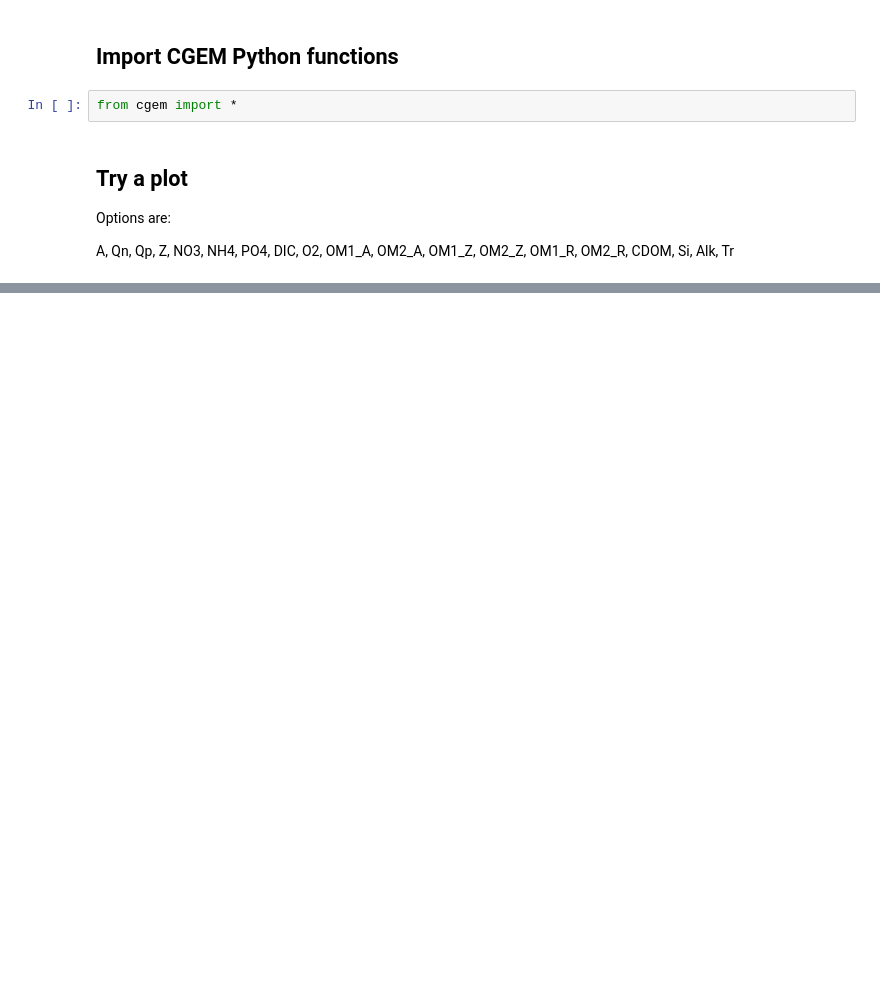
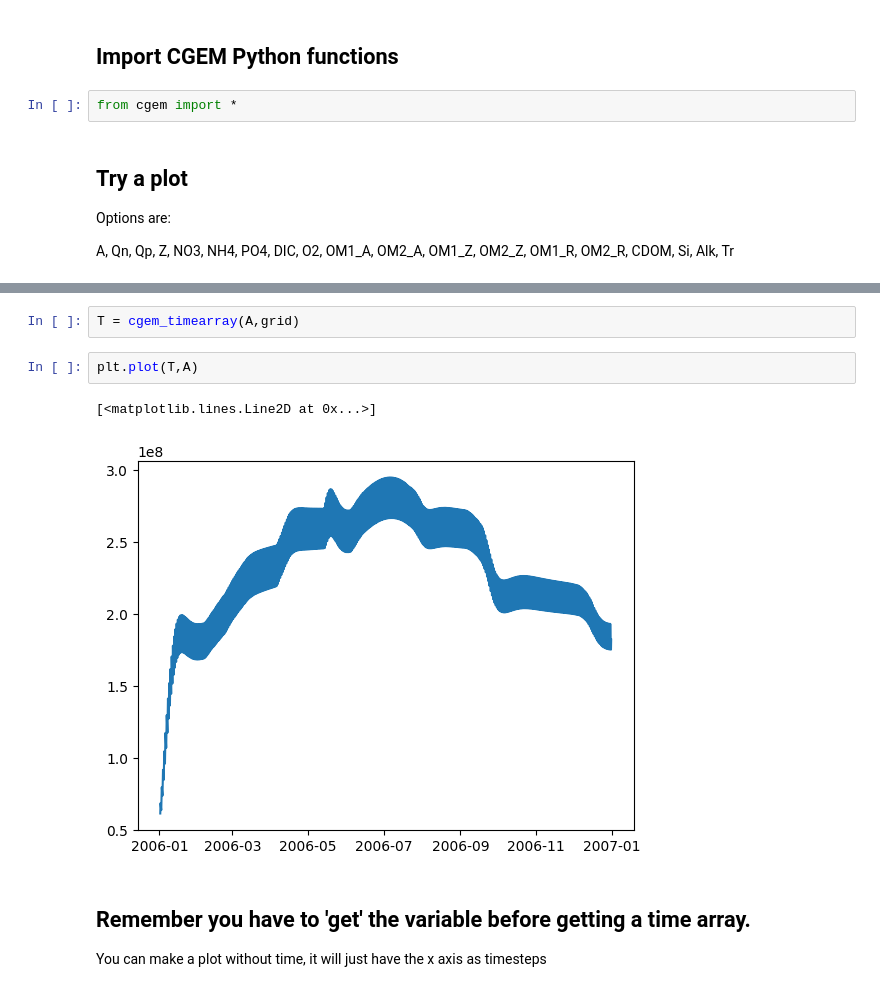
Before and after one commit to OyBcSt/cgem-schism, a Jupyter notebook: cgem.ipynb, the cells around one changed output, grey strips where cells are left out. Saved outputs shown, nothing was run; the diff lists cells and outputs as text; blank space fills up the shorter version.

```diff
--- a/cgem.ipynb
+++ b/cgem.ipynb
@@ -48,0 +81,10 @@ print(nob_asciigraph(nml_dict)) # show output
+# %%
+T = cgem_timearray(A,grid)
+# %%
+plt.plot(T,A)
+# %% [output]
+[<matplotlib.lines.Line2D at 0x...>]
+[figure, added]
+# %% [markdown]
+## Remember you have to 'get' the variable before getting a time array.
+You can make a plot without time, it will just have the x axis as timesteps
```
Also changed, not shown: parts of 14 cells of this notebook, 3 other files.
